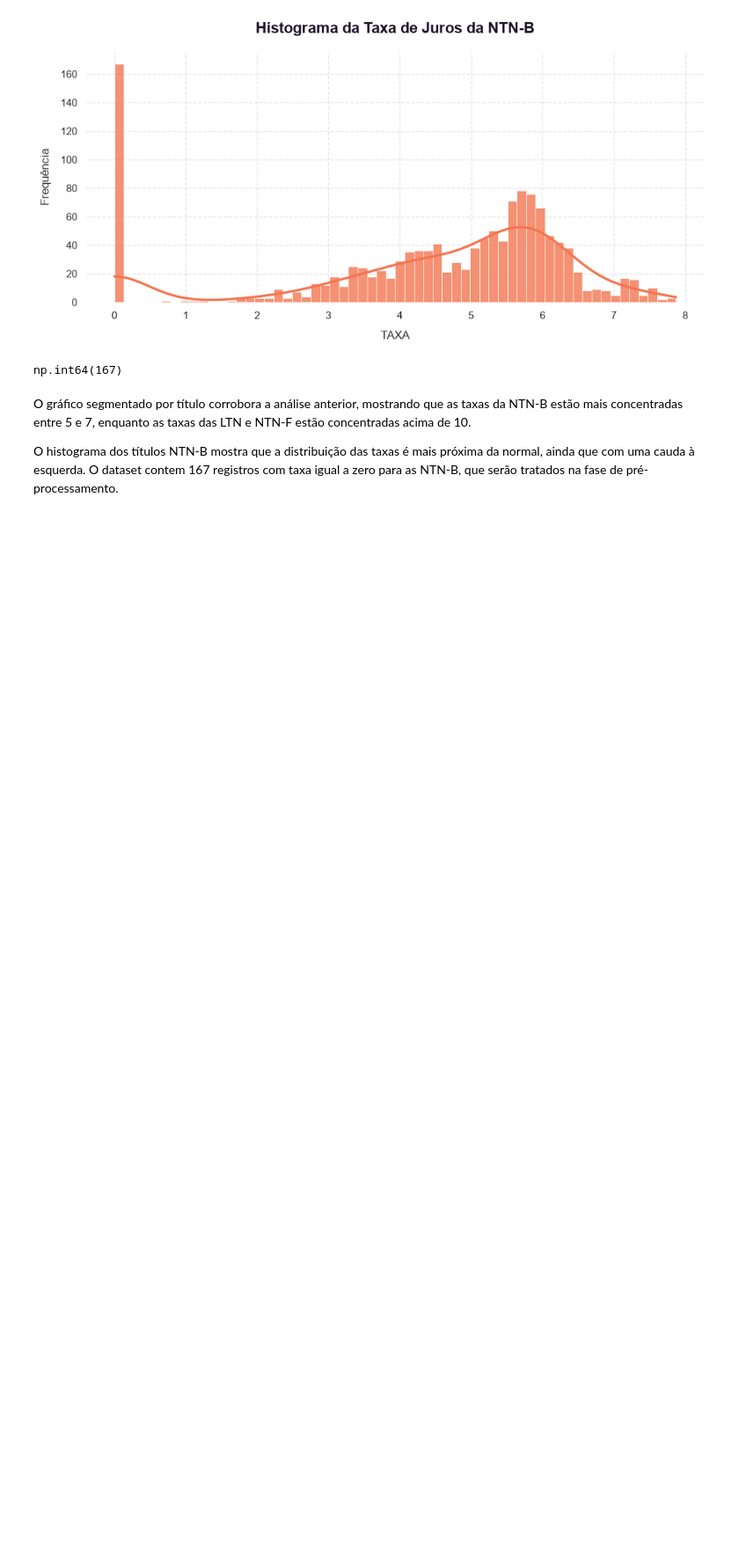
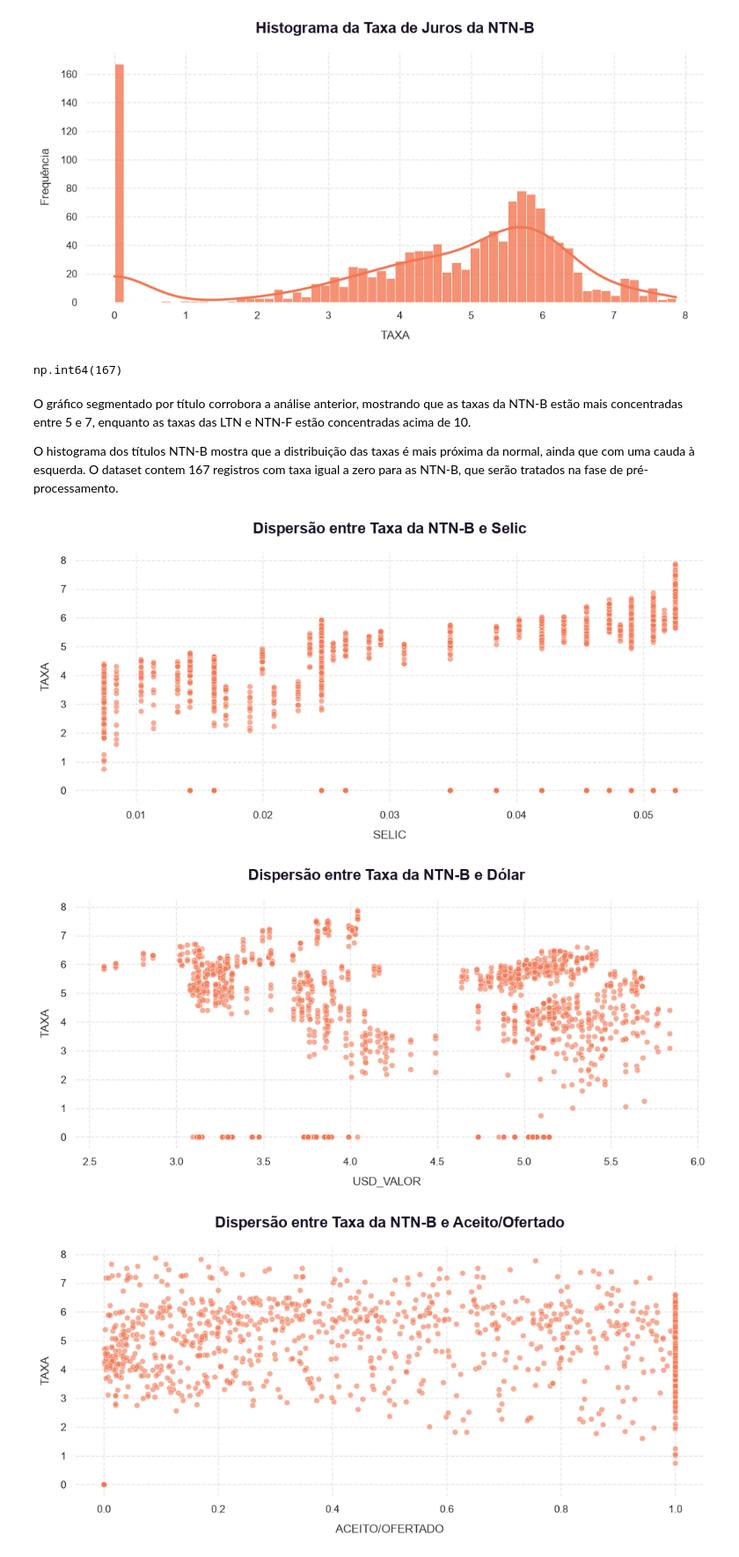
Before and after one commit to FelipeQue/brazilian-treasury-rate-prediction, a Jupyter notebook: notebooks/treasurycaster.ipynb, the cells around one changed output. Shown at 88% size. Drawn from its saved outputs; the diff is of its cells as text; code cells hidden in the pictures; blank space fills up the shorter version.

Commit message:
Implement scatter plot function

```diff
--- a/notebooks/treasurycaster.ipynb
+++ b/notebooks/treasurycaster.ipynb
@@ -153,2 +151,10 @@ O histograma dos títulos NTN-B mostra que a distribuição das taxas é mais pr
 # %%
-# Gráfico de dispersão entre TAXA e Selic, e entre TAXA e Dólar, entra TAXA e Aceito/Ofertado
+# Gráfico de dispersão entre TAXA e Selic, entre TAXA e Dólar, e entre TAXA e Aceito/Ofertado
+
+plot_scatter(df_ntnb, x='SELIC', y='TAXA', title='Dispersão entre Taxa da NTN-B e Selic', filename='scatter_taxa_selic.png')
+plot_scatter(df_ntnb, x='USD_VALOR', y='TAXA', title='Dispersão entre Taxa da NTN-B e Dólar', filename='scatter_taxa_usd.png')
+plot_scatter(df_ntnb, x='ACEITO/OFERTADO', y='TAXA', title='Dispersão entre Taxa da NTN-B e Aceito/Ofertado', filename='scatter_taxa_aceito_ofertado.png')
+# %% [output]
+[figure, added]
+[figure, added]
+[figure, added]
```
Also changed, not shown: parts of 3 cells of this notebook, 1 other file.
